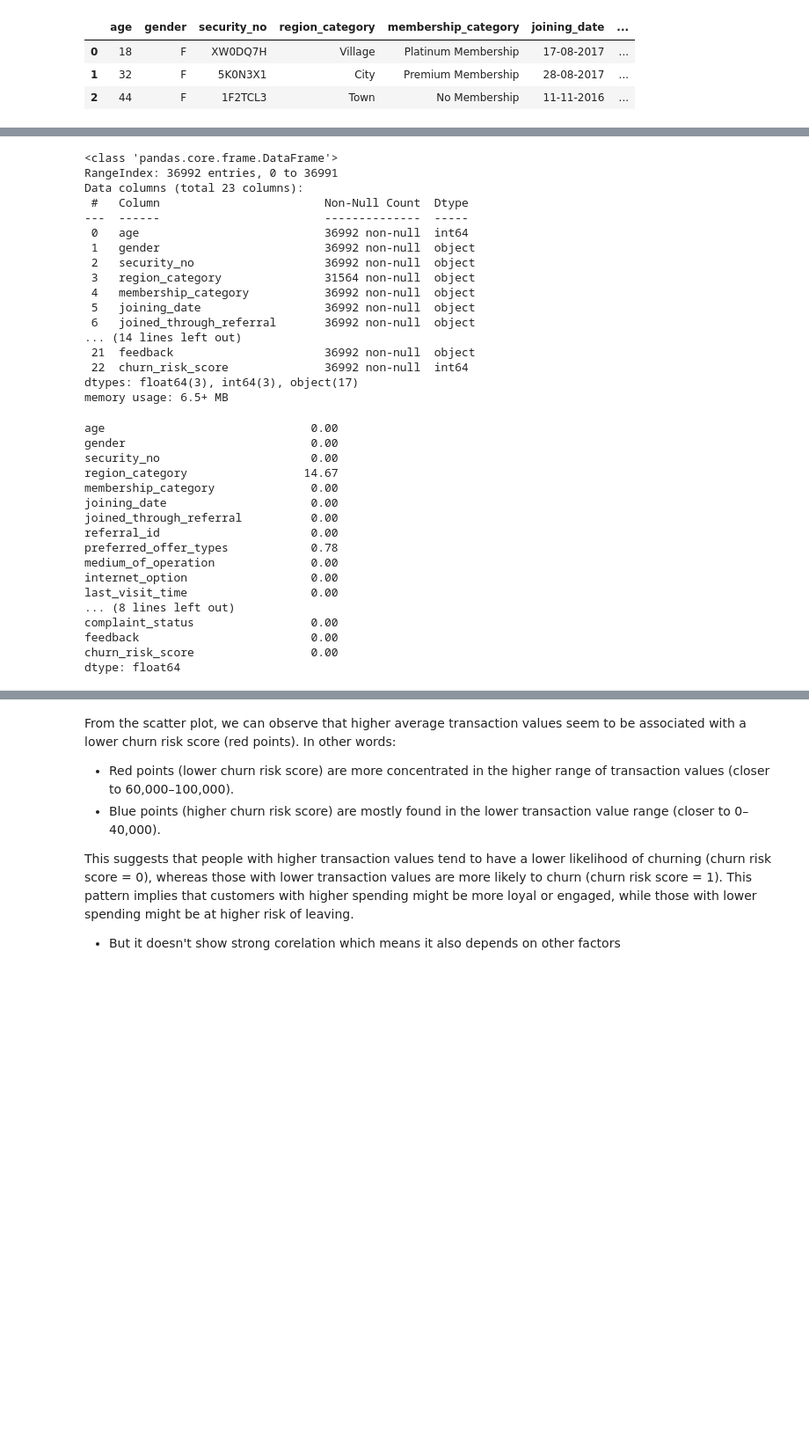
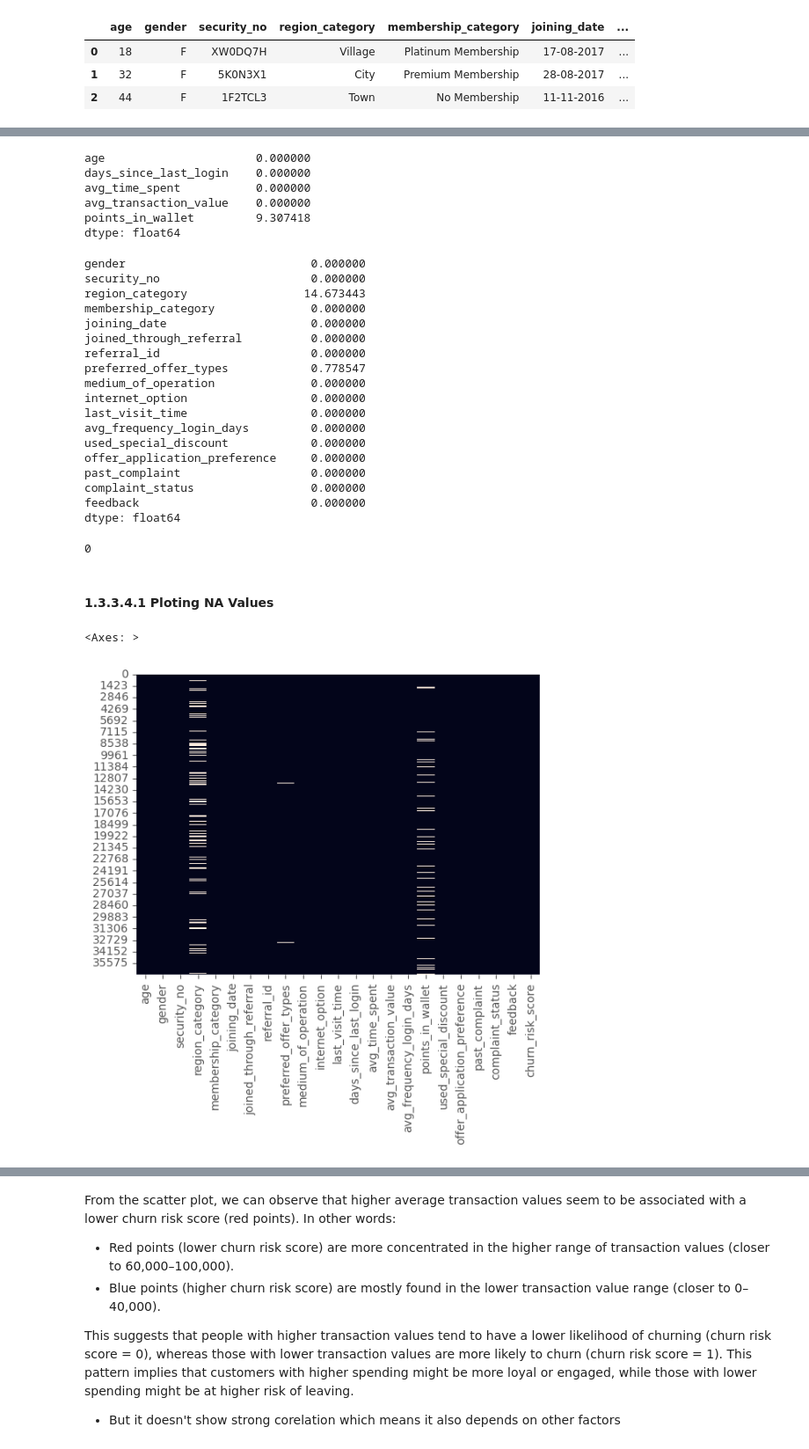
Before and after one commit to AshutoshsinghIndore/customer-churn-model, a Jupyter notebook: Notebook/Notebook.ipynb, the cells around one changed output, grey strips where cells are left out. Shown at 88% size. Drawn from its saved outputs; the diff is of its cells as text; code cells hidden in the pictures; blank space fills up the shorter version.

```diff
--- a/Notebook/Notebook.ipynb
+++ b/Notebook/Notebook.ipynb
@@ -54,0 +53,3 @@ count: features: 23
+# %%
+print(f"Dropping: Duplicate Records\t {df.duplicated().sum()}")
+df = df.drop_duplicates()
@@ -55,41 +108,44 @@ count: features: 23
+# %%
+# checking NA Values in numeric_cols
+100*(numeric_features.isna().sum()/numeric_features.shape[0])
+# %% [output]
+age                      0.000000
+days_since_last_login    0.000000
+avg_time_spent           0.000000
+avg_transaction_value    0.000000
+points_in_wallet         9.307418
+dtype: float64
 # %%
-df.info()
+# checking NA Values in categorical_cols
+100*(categorical_features.isna().sum()/categorical_features.shape[0])
 # %% [output]
-<class 'pandas.core.frame.DataFrame'>
-RangeIndex: 36992 entries, 0 to 36991
-Data columns (total 23 columns):
- #   Column                        Non-Null Count  Dtype
----  ------                        --------------  -----
- 0   age                           36992 non-null  int64
- 1   gender                        36992 non-null  object
- 2   security_no                   36992 non-null  object
- 3   region_category               31564 non-null  object
- 4   membership_category           36992 non-null  object
- 5   joining_date                  36992 non-null  object
- 6   joined_through_referral       36992 non-null  object
-... (14 lines left out)
- 21  feedback                      36992 non-null  object
- 22  churn_risk_score              36992 non-null  int64
-dtypes: float64(3), int64(3), object(17)
-memory usage: 6.5+ MB
+gender                           0.000000
+security_no                      0.000000
+region_category                 14.673443
+membership_category              0.000000
+joining_date                     0.000000
+joined_through_referral          0.000000
+referral_id                      0.000000
+preferred_offer_types            0.778547
+medium_of_operation              0.000000
+internet_option                  0.000000
+last_visit_time                  0.000000
+avg_frequency_login_days         0.000000
+used_special_discount            0.000000
+offer_application_preference     0.000000
+past_complaint                   0.000000
+complaint_status                 0.000000
+feedback                         0.000000
+dtype: float64
 # %%
-# Checking NA Values
-round(100*((df.isna() | df.isnull()).sum()/df.shape[0]), 2)
+# Checking NA Values in Target feature
+target_feature.isna().sum()
 # %% [output]
-age                              0.00
-gender                           0.00
-security_no                      0.00
-region_category                 14.67
-membership_category              0.00
-joining_date                     0.00
-joined_through_referral          0.00
-referral_id                      0.00
-preferred_offer_types            0.78
-medium_of_operation              0.00
-internet_option                  0.00
-last_visit_time                  0.00
-... (8 lines left out)
-complaint_status                 0.00
-feedback                         0.00
-churn_risk_score                 0.00
-dtype: float64
+0
+# %% [markdown]
+#### 1.3.3.4.1 Ploting NA Values
+# %%
+sns.heatmap(df.isna(), cbar = False)
+# %% [output]
+<Axes: >
+[figure, added]
```
Also changed, not shown: parts of 42 cells of this notebook.
